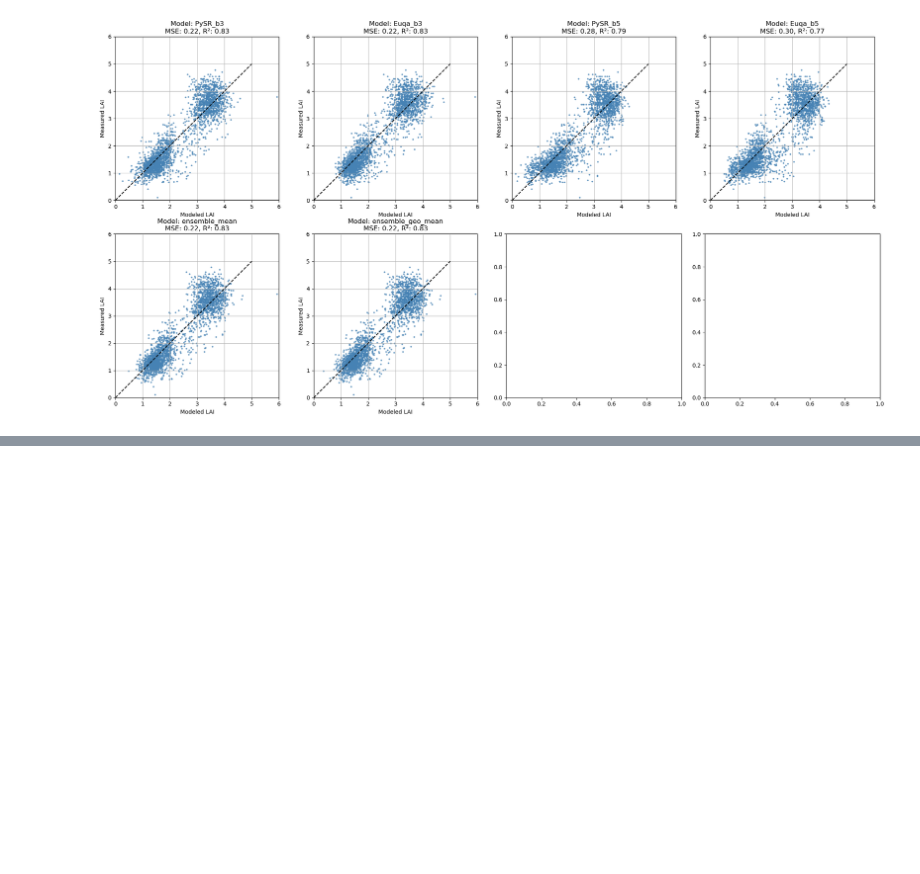
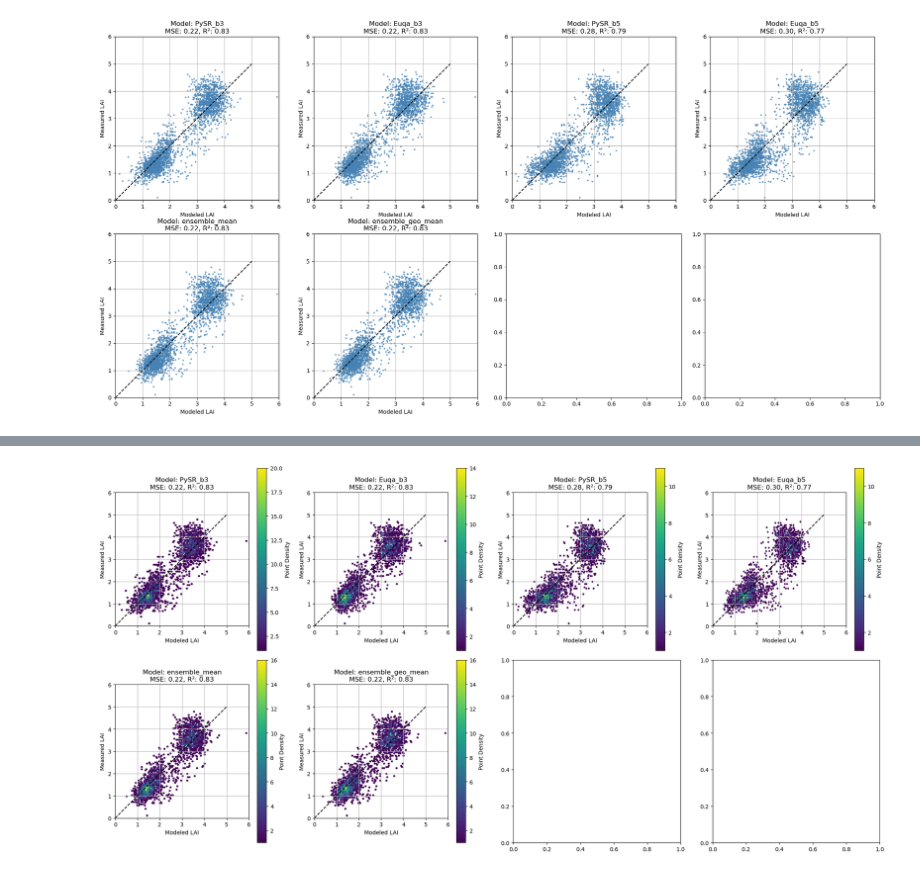
Before and after one commit to alvarezsergiom1/PySR_ATeam_sac, a Jupyter notebook: examples/LAI_vineyard_equations/Best_eq_sel_filtered2.ipynb, the cells around one changed output, grey strips where cells are left out. Saved outputs shown, nothing was run; the diff lists cells and outputs as text; code cells hidden in the pictures; blank space fills up the shorter version.

Commit message:
updated scatterplots and residuals in best selection

```diff
--- a/examples/LAI_vineyard_equations/Best_eq_sel_filtered2.ipynb
+++ b/examples/LAI_vineyard_equations/Best_eq_sel_filtered2.ipynb
@@ -8,13 +8,21 @@ import pandas as pd
 import glob
 
 Data_df_list = glob.glob(r"Data/*df_bands_*.csv")
+print(Data_df_list)
 
 # reading the dataframes containing the spectral bands, VI and measured LAI
-ChiptoVI_df = pd.read_csv(Data_df_list[0])
-ChiptoVI_f_df = pd.read_csv(Data_df_list[1])
-NDVIc_df = pd.read_csv(Data_df_list[2])
-NDVIc_f_df = pd.read_csv(Data_df_list[3])
-Transect_df = pd.read_csv(Data_df_list[4])
-Transect_f_df = pd.read_csv(Data_df_list[5])
+# ChiptoVI_df = pd.read_csv(Data_df_list[0])
+# ChiptoVI_f_df = pd.read_csv(Data_df_list[1])
+# NDVIc_df = pd.read_csv(Data_df_list[2])
+# NDVIc_f_df = pd.read_csv(Data_df_list[3])
+# Transect_df = pd.read_csv(Data_df_list[4])
+# Transect_f_df = pd.read_csv(Data_df_list[5])
+
+ChiptoVI_df = pd.read_csv(r"Data\02_df_bands_structure_VI_LAI_Chip_to_VI.csv")
+ChiptoVI_f_df = pd.read_csv(r"Data\03_df_bands_structure_VI_LAI_Chip_to_VI_filtered.csv")
+NDVIc_df = pd.read_csv(r"Data\03_df_bands_structure_VI_LAI_NDVIc.csv")
+NDVIc_f_df = pd.read_csv(r"Data\03_df_bands_structure_VI_LAI_NDVIc_filtered.csv")
+Transect_df = pd.read_csv(r"Data\03_df_bands_structure_VI_LAI_Transect.csv")
+Transect_f_df = pd.read_csv(r"Data\03_df_bands_structure_VI_LAI_Transect_filtered.csv")
 # LAI_eqs = pd.read_csv(r"Data/Best_equations.csv", sep =',')
 # LAI_eqs.head(12)
@@ -177,0 +151,57 @@ plt.show()
+# %%
+import numpy as np
+from matplotlib import pyplot as plt
+from sklearn.metrics import r2_score
+
+# Number of plots based on columns in X df
+Num_eqs = X.shape[1]
+
+# Setting the plot grid (subplot) dimensions
+Number_cols = 4
+Number_rows = int(np.ceil(Num_eqs / Number_cols))
+
+# Creating a grid of subplots
+fig, axes = plt.subplots(Number_rows, Number_cols, figsize=(20, 10))
+
+for ax, column in zip(axes.flatten(), X.columns):
+
+    # 1. Compute predictions
+    y_modeled = X[column]
+    y_measured = y
+
+    # 2. Scatter density plot (hexbin)
+    hb = ax.hexbin(
+        y_modeled,
+        y_measured,
+        gridsize=80,
+        cmap='viridis',
+        mincnt=1
+    )
+    fig.colorbar(hb, ax=ax, label='Point Density')
+
+    # 1:1 reference line
+    ax.plot([0, 5], [0, 5], '--k')
+
+    # 3. Axis formatting
+    ax.set_xlabel("Modeled LAI")
+    ax.set_ylabel("Measured LAI")
+    ax.set_xlim(0, 6)
+    ax.set_ylim(0, 6)
+    ax.set_aspect('equal')
+    ax.set_xticks([0, 1, 2, 3, 4, 5, 6])
+    ax.grid(True)
+
+    # 4. Compute metrics
+    mse = np.mean((y_modeled - y_measured)**2)
+    r2 = r2_score(y_measured, y_modeled)
+
+    # 5. Title
+    ax.set_title(
+        f"Model: {column}\n"
+        f"MSE: {mse:.2f}, R²: {r2:.2f}"
+    )
+
+plt.tight_layout()
+plt.show()
+# %% [output]
+[figure, added]
```
Also changed, not shown: parts of 4 cells of this notebook, 8 other files.
